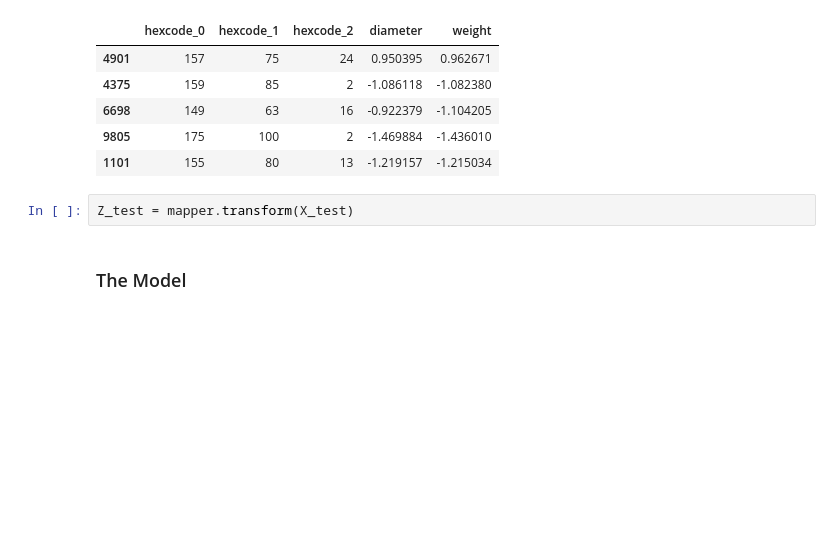
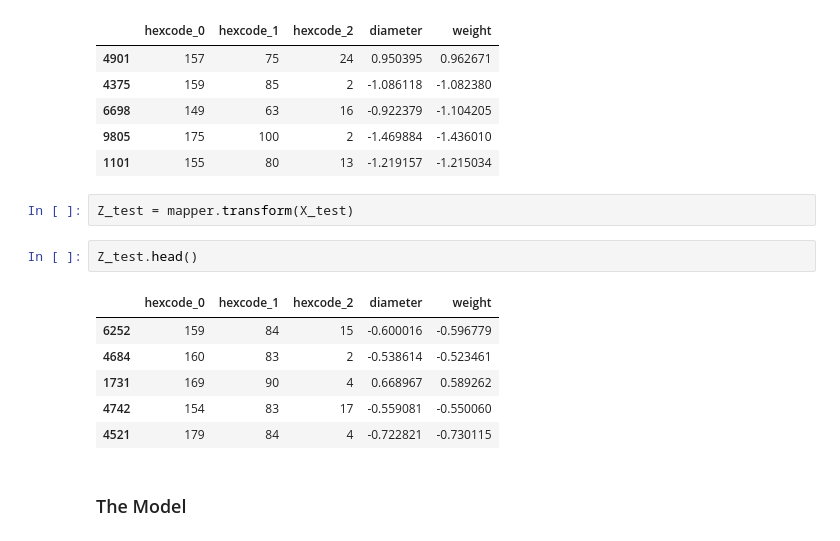
Before and after one commit to maxhumber/MVML, a Jupyter notebook: 01-model.ipynb, the cells around one changed output. Cells and saved outputs as stored; diff of their text form; blank space fills up the shorter version.

```diff
--- a/01-model.ipynb
+++ b/01-model.ipynb
@@ -161,6 +161,15 @@ Z_train.head()
 | 1101 | 155 | 80 | 13 | -1.219157 | -1.215034 |
 # %%
 Z_test = mapper.transform(X_test)
+# %%
+Z_test.head()
+# %% [output]
+|  | hexcode_0 | hexcode_1 | hexcode_2 | diameter | weight |
+| 6252 | 159 | 84 | 15 | -0.600016 | -0.596779 |
+| 4684 | 160 | 83 | 2 | -0.538614 | -0.523461 |
+| 1731 | 169 | 90 | 4 | 0.668967 | 0.589262 |
+| 4742 | 154 | 83 | 17 | -0.559081 | -0.550060 |
+| 4521 | 179 | 84 | 4 | -0.722821 | -0.730115 |
 # %% [markdown]
 ### The Model
 # %%
```
Also changed, not shown: parts of 8 cells of this notebook, 6 other files.
